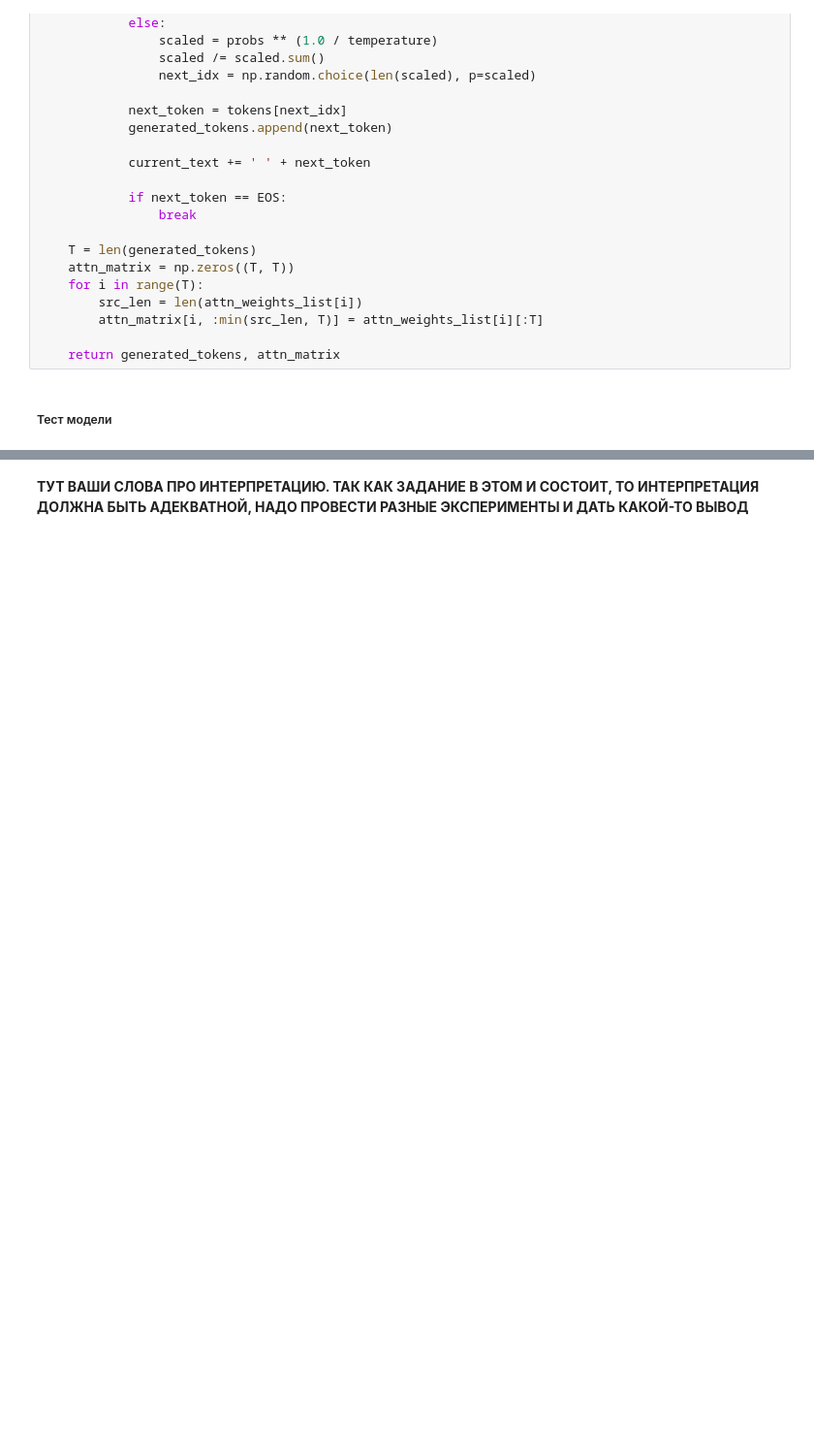
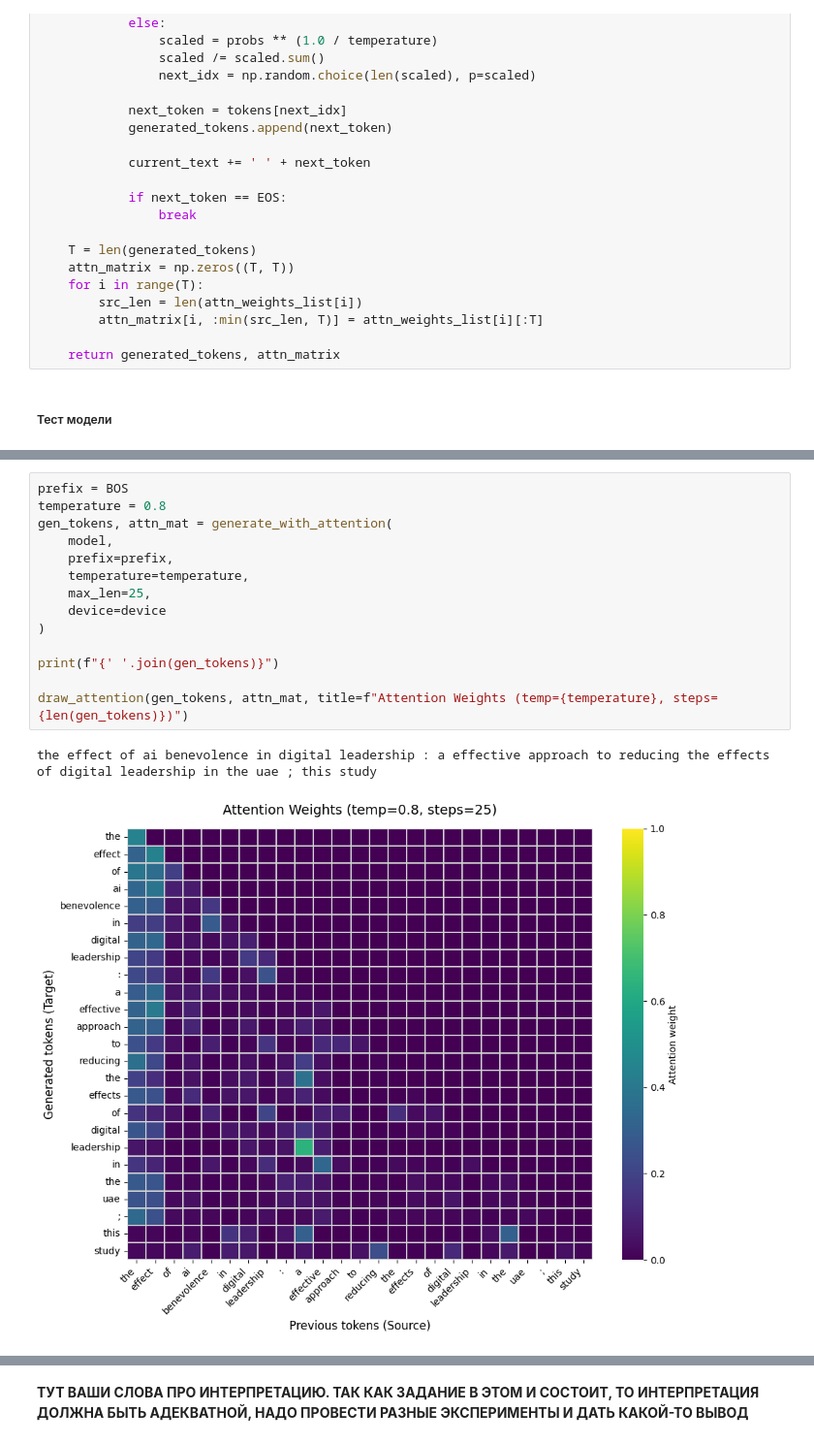
Before and after one commit to NiktWK/ml-nsu-2026, a Jupyter notebook: Attention_final.ipynb, the cells around one changed output, grey strips where cells are left out. Shown at 97% size. Drawn from its saved outputs; the diff is of its cells as text; blank space fills up the shorter version.

```diff
--- a/Attention_final.ipynb
+++ b/Attention_final.ipynb
@@ -567,0 +612,17 @@ draw_attention(gen_tokens, attn_mat, title=f"Attention Weights (temp={temperatur
+# %%
+prefix = BOS
+temperature = 0.8
+gen_tokens, attn_mat = generate_with_attention(
+    model,
+    prefix=prefix,
+    temperature=temperature,
+    max_len=25,
+    device=device
+)
+
+print(f"{' '.join(gen_tokens)}")
+
+draw_attention(gen_tokens, attn_mat, title=f"Attention Weights (temp={temperature}, steps={len(gen_tokens)})")
+# %% [output]
+the effect of ai benevolence in digital leadership : a effective approach to reducing the effects of digital leadership in the uae ; this study
+[figure, added]
```
Also changed, not shown: parts of 13 cells of this notebook.
